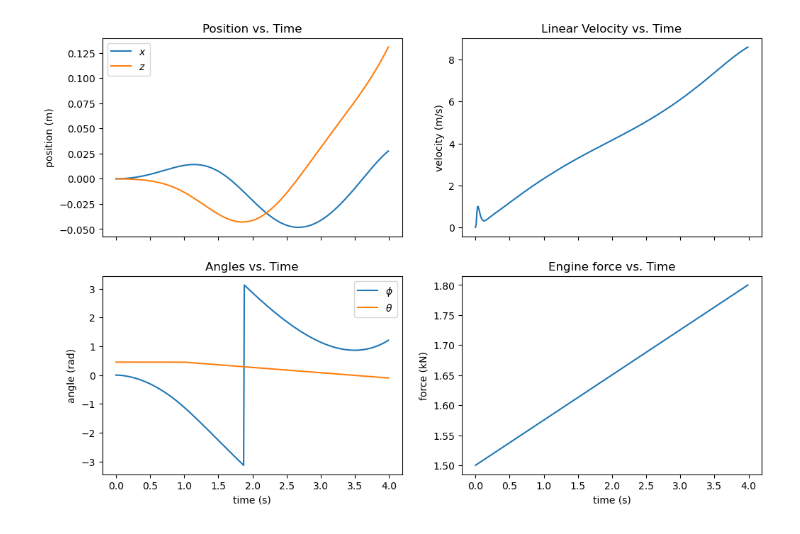
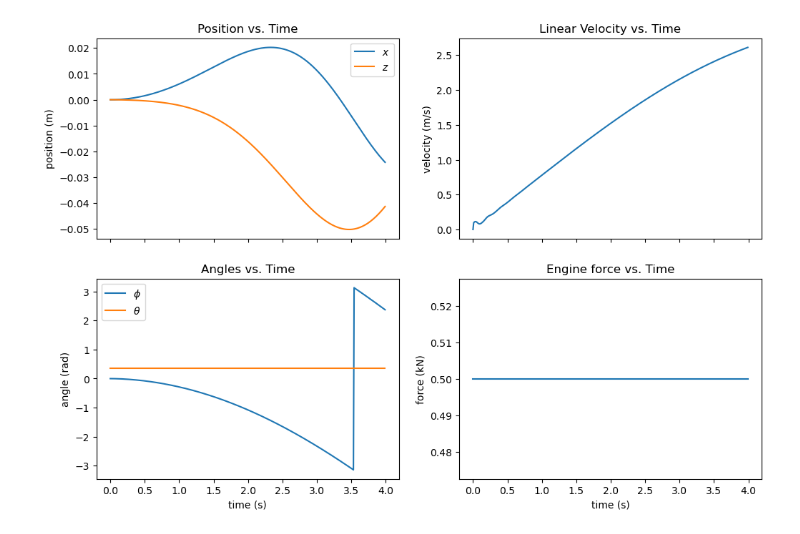
Before and after one commit to KylerLimata/hybrid-control-car, a Jupyter notebook: nonlinearIOsys.ipynb, the cells around one changed output. Cells and saved outputs as stored; diff of their text form; code cells hidden in the pictures.

```diff
--- a/nonlinearIOsys.ipynb
+++ b/nonlinearIOsys.ipynb
@@ -5,6 +5,7 @@ import scipy as sp
 import control as ctrl
 import matplotlib.pyplot as plt
 import pysindy
+import math
 
 nstates = 5 # The number of state variables (x, z, v, n_x, n_z)
 ninputs = 2 # The number of inputs (F_e, phi)
@@ -31,7 +32,7 @@ upm = 100 # Units per meter
 
 def simulate(sim: CarSimulation, engine_force: float, steering_angle: float):
     # Convert force to kg*units/timestep^2
-    engine_force = engine_force*(hz/upm**2)
+    engine_force = engine_force*1000*(hz/upm**2)
 
     state, colliding, checkpoint, finish = sim.step(engine_force, steering_angle)
     state = np.array(state)
@@ -54,7 +55,7 @@ def generate_training_data(sim: CarSimulation, rotation: float, nsamples, nstate
         steering_angle = inputs[n, 1]
         state, _, _, _ = simulate(sim, engine_force, steering_angle)
         data[n, :] = x0
-        x0 = state
+        x0 = state[:5]
 
     return data
 
@@ -64,7 +65,7 @@ def plot_data(t, state, input):
     v = state[:, 2]
     phi = np.arctan2(state[:, 4], state[:, 3])
     Fe = input[:, 0]
-    Fe = Fe/1000 # Convert to kN
+    Fe = Fe # Convert to kN
     theta = input[:, 1]
 
     fig, axs = plt.subplots(2, 2, sharex=True, figsize = (12, 8))
@@ -74,39 +75,36 @@ def plot_data(t, state, input):
     axs[0].plot(t, z, label='$z$')
     axs[0].set_title("Position vs. Time")
     axs[0].set_ylabel("position (m)")
     axs[0].legend()
 
     axs[1].plot(t, v)
     axs[1].set_title("Linear Velocity vs. Time")
     axs[1].set_ylabel("velocity (m/s)")
 
     axs[2].plot(t, phi, label=r'$\phi$')
     axs[2].plot(t, theta, label=r"$\theta$")
     axs[2].set_title("Angles vs. Time")
     axs[2].set_xlabel("time (s)")
     axs[2].set_ylabel("angle (rad)")
     axs[2].legend()
 
     axs[3].plot(t, Fe)
     axs[3].set_title("Engine force vs. Time")
     axs[3].set_xlabel("time (s)")
     axs[3].set_ylabel("force (kN)")
 
 nsteps_test = hz*4
 t_test = np.linspace(0, nsteps_test - 1, nsteps_test)
 test_inputs = np.array([
-    np.linspace(1500, 1800, nsteps_test),
-    np.concatenate((
-        0.45*np.ones(int(nsteps_test/4)),
-        np.linspace(0.45, -0.1, 3*int(nsteps_test/4))
-    ))
+    0.5*np.ones(nsteps_test),
+    0.35*np.ones(nsteps_test)
 ]).T
 test_states = generate_training_data(sim, 0.0, nsteps_test, nstates, test_inputs)
 t_test_seconds = t_test/hz
 
 plot_data(t_test_seconds, test_states, test_inputs)
 # %% [output]
-[figure, old version]
+[figure, new version]
 # %%
 sim.reset_car(0.0)
 
```
Also changed, not shown: parts of 1 cell of this notebook.
